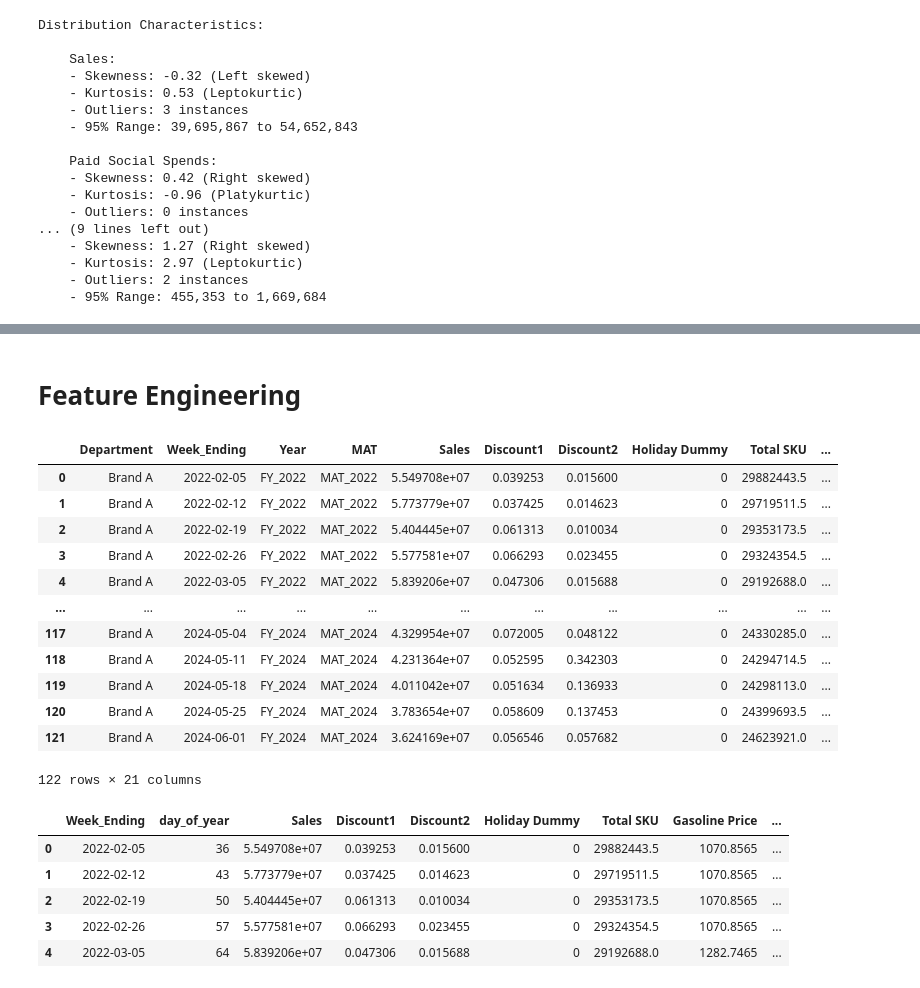
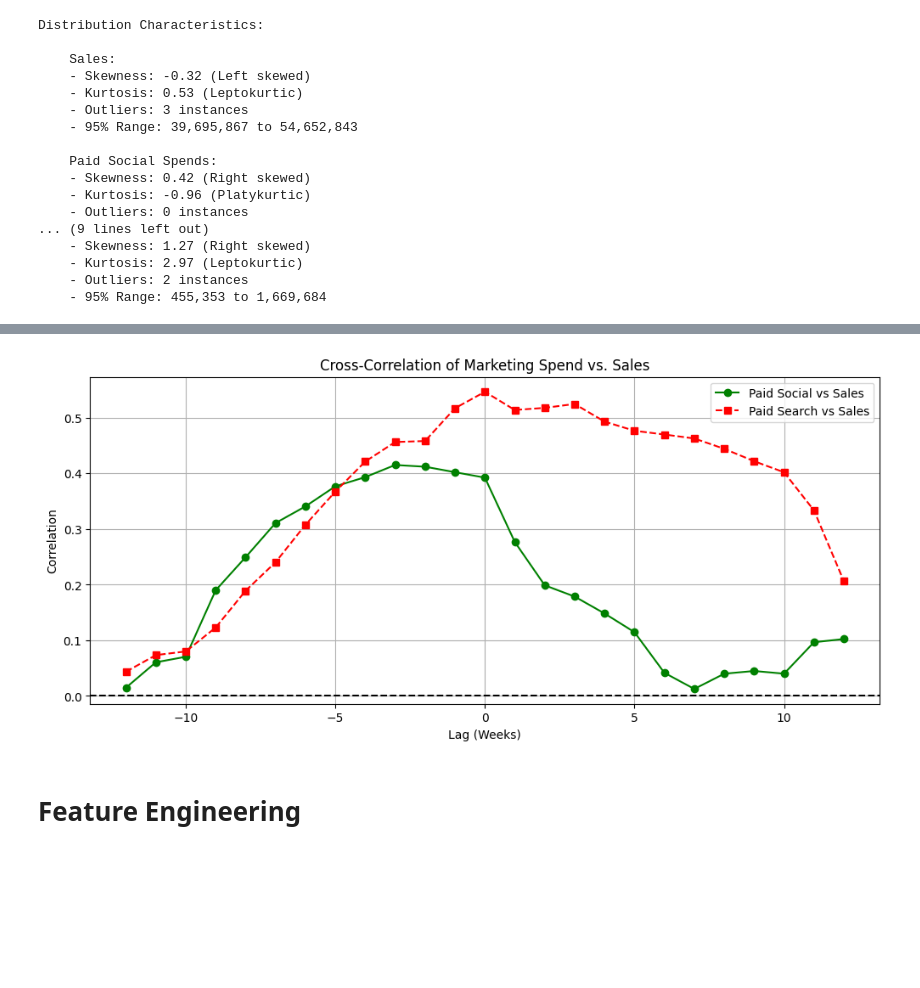
Before and after one commit to naveen3830/Python, a Jupyter notebook: Assignment/PYQ2.ipynb, the cells around one changed output, grey strips where cells are left out. Cells and saved outputs as stored; diff of their text form; code cells hidden in the pictures; blank space fills up the shorter version.

```diff
--- a/Assignment/PYQ2.ipynb
+++ b/Assignment/PYQ2.ipynb
@@ -558,24 +495,44 @@ calculate_vif(vif_data)
+# %%
+def cross_corr_fixed(series1, series2, max_lag=12):
+    lags = np.arange(-max_lag, max_lag + 1)
+    corr_values = []
+
+    for lag in lags:
+        if lag < 0:
+            s1 = series1[:lag]
+            s2 = series2[-lag:]
+        elif lag > 0:
+            s1 = series1[lag:]
+            s2 = series2[:-lag]
+        else:
+            s1, s2 = series1, series2
+
+        if len(s1) < 2 or len(s2) < 2:
+            corr = np.nan
+        else:
+            corr = np.corrcoef(s1, s2)[0, 1]
+
+        corr_values.append(corr)
+
+    return lags, corr_values
+
+lags, cross_corr_social = cross_corr_fixed(df["Paid Social Spends"], df["Sales"])
+lags, cross_corr_search = cross_corr_fixed(df["Paid Search Spends"], df["Sales"])
+# %%
+plt.figure(figsize=(12, 5))
+plt.plot(lags, cross_corr_social, marker="o", linestyle="-", label="Paid Social vs Sales", color="green")
+plt.plot(lags, cross_corr_search, marker="s", linestyle="--", label="Paid Search vs Sales", color="red")
+plt.axhline(0, color="black", linestyle="dashed")
+plt.xlabel("Lag (Weeks)")
+plt.ylabel("Correlation")
+plt.title("Cross-Correlation of Marketing Spend vs. Sales")
+plt.legend()
+plt.grid(True)
+plt.show()
+# %% [output]
+[figure, added]
 # %% [markdown]
 # Feature Engineering
-# %%
-import datetime
-
-df['dayofyear'] = df['Week_Ending'].dt.dayofyear
-df
-# %% [output]
-|  | Department | Week_Ending | Year | MAT | Sales | Discount1 | Discount2 | Holiday Dummy | Total SKU | ... |
-| 0 | Brand A | 2022-02-05 | FY_2022 | MAT_2022 | 5.549708e+07 | 0.039253 | 0.015600 | 0 | 29882443.5 | ... |
-| 1 | Brand A | 2022-02-12 | FY_2022 | MAT_2022 | 5.773779e+07 | 0.037425 | 0.014623 | 0 | 29719511.5 | ... |
-| 2 | Brand A | 2022-02-19 | FY_2022 | MAT_2022 | 5.404445e+07 | 0.061313 | 0.010034 | 0 | 29353173.5 | ... |
-| 3 | Brand A | 2022-02-26 | FY_2022 | MAT_2022 | 5.577581e+07 | 0.066293 | 0.023455 | 0 | 29324354.5 | ... |
-| 4 | Brand A | 2022-03-05 | FY_2022 | MAT_2022 | 5.839206e+07 | 0.047306 | 0.015688 | 0 | 29192688.0 | ... |
-| ... | ... | ... | ... | ... | ... | ... | ... | ... | ... | ... |
-| 117 | Brand A | 2024-05-04 | FY_2024 | MAT_2024 | 4.329954e+07 | 0.072005 | 0.048122 | 0 | 24330285.0 | ... |
-| 118 | Brand A | 2024-05-11 | FY_2024 | MAT_2024 | 4.231364e+07 | 0.052595 | 0.342303 | 0 | 24294714.5 | ... |
-| 119 | Brand A | 2024-05-18 | FY_2024 | MAT_2024 | 4.011042e+07 | 0.051634 | 0.136933 | 0 | 24298113.0 | ... |
-| 120 | Brand A | 2024-05-25 | FY_2024 | MAT_2024 | 3.783654e+07 | 0.058609 | 0.137453 | 0 | 24399693.5 | ... |
-| 121 | Brand A | 2024-06-01 | FY_2024 | MAT_2024 | 3.624169e+07 | 0.056546 | 0.057682 | 0 | 24623921.0 | ... |
-122 rows × 21 columns
 # %%
 columns_to_drop=['Department','Year','MAT','Organic Search Impressions', 'Modular Video Impressions', 'Paid Social Impressions', 'Paid Search Impressions']
 
@@ -586,9 +541,0 @@ del df['dayofyear']
-# %%
-df.head()
-# %% [output]
-|  | Week_Ending | day_of_year | Sales | Discount1 | Discount2 | Holiday Dummy | Total SKU | Gasoline Price | ... |
-| 0 | 2022-02-05 | 36 | 5.549708e+07 | 0.039253 | 0.015600 | 0 | 29882443.5 | 1070.8565 | ... |
-| 1 | 2022-02-12 | 43 | 5.773779e+07 | 0.037425 | 0.014623 | 0 | 29719511.5 | 1070.8565 | ... |
-| 2 | 2022-02-19 | 50 | 5.404445e+07 | 0.061313 | 0.010034 | 0 | 29353173.5 | 1070.8565 | ... |
-| 3 | 2022-02-26 | 57 | 5.577581e+07 | 0.066293 | 0.023455 | 0 | 29324354.5 | 1070.8565 | ... |
-| 4 | 2022-03-05 | 64 | 5.839206e+07 | 0.047306 | 0.015688 | 0 | 29192688.0 | 1282.7465 | ... |
```
Also changed, not shown: parts of 33 cells of this notebook, 3 other files.
